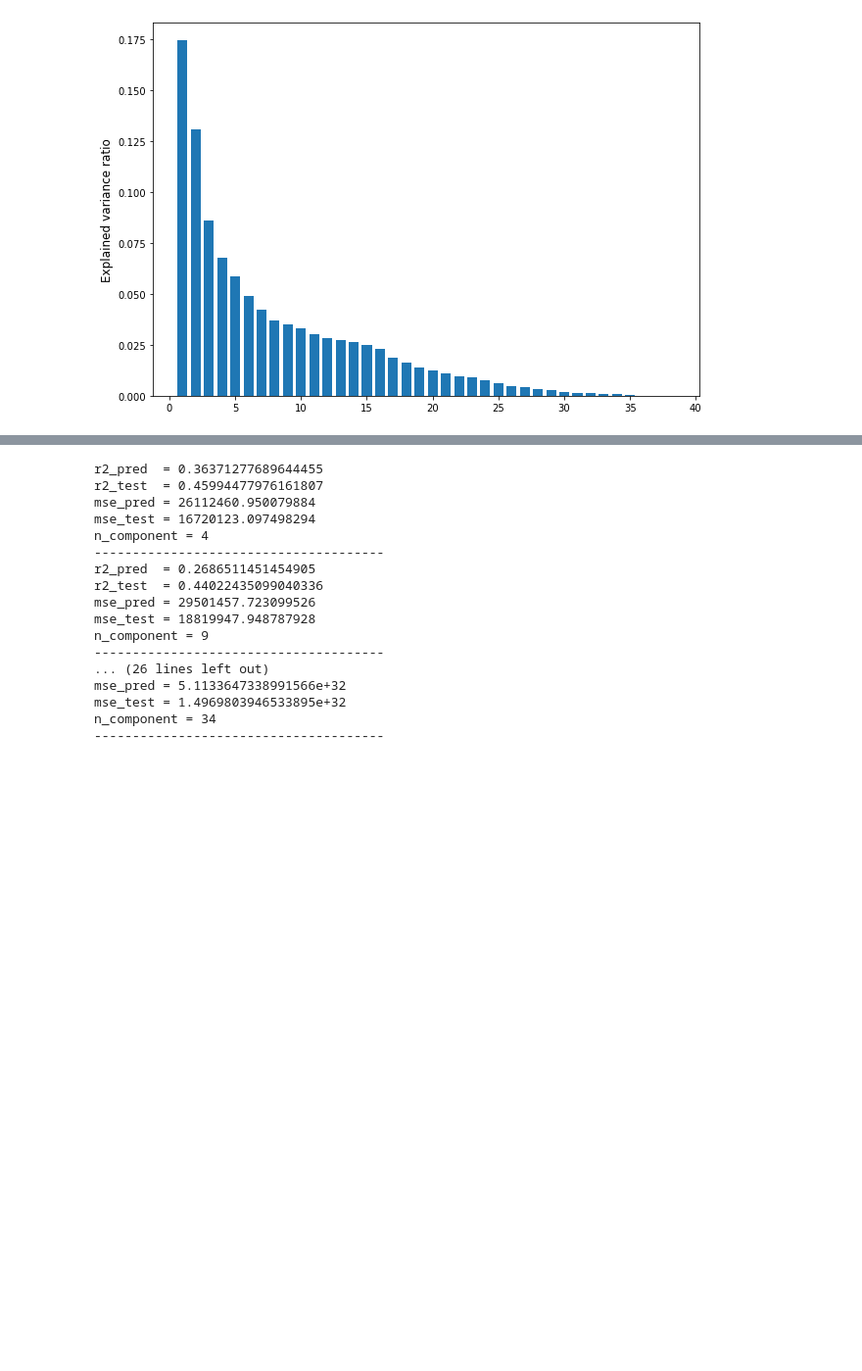
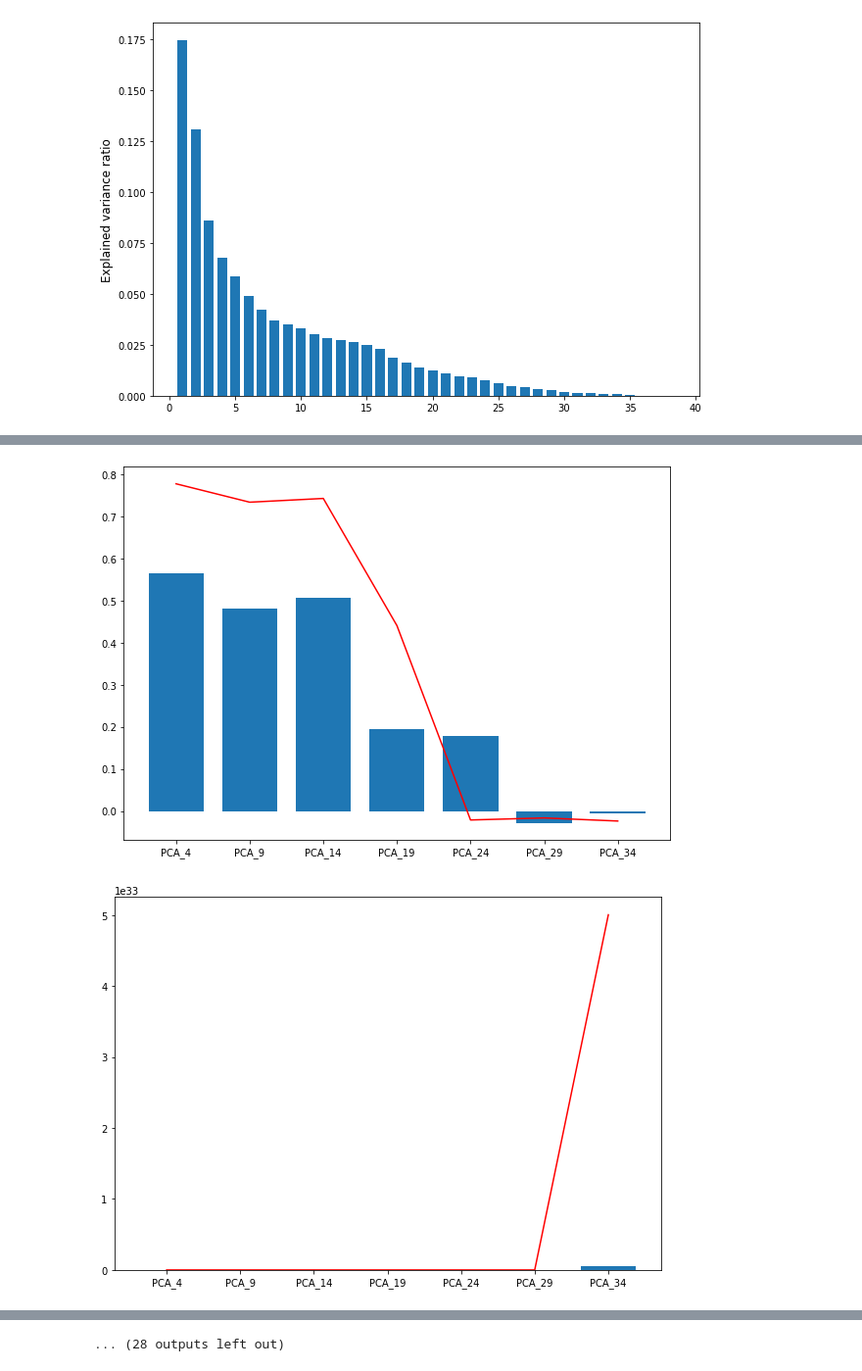
Before and after one commit to oathathat/ML_Kmitl_3D, a Jupyter notebook: Lab/Lab4.ipynb, the cells around one changed output, grey strips where cells are left out. Shown: that part at 98% size. Cells and saved outputs as stored; diff of their text form; code cells hidden in the pictures; blank space fills up the shorter version.

```diff
--- a/Lab/Lab4.ipynb
+++ b/Lab/Lab4.ipynb
@@ -176,27 +176,48 @@ print(mean_squared_error(y_test_pred_lr,y_test))
 # %%
 r2_valid_score = []
 r2_test_score = []
 mse_valid_score = []
 mse_test_score = []
 score_labelx = []
+x_pca_list = []
+n_compo = []
 for i in range (4,39,5):
     pca = PCA(n_components=i)
     X_pca = pca.fit_transform(X_standard)
-    x_train_set , x_test, y_train_set , y_test = train_test_split(X_pca,df['price'],test_size= 0.3,random_state= Rseed)
-    x_train,x_validate,y_train,y_validate = train_test_split(x_train_set,y_train_set,test_size=0.3,random_state= Rseed)
-    lr.fit(x_train, y_train)
-    y_pred_lr = lr.predict(x_validate)      # valid y_pred_lr       y_validate
-    y_test_pred_lr = lr.predict(x_test)     # test  y_test_pred_lr  y_test
-    print(f'r2_pred  = {r2_score(y_pred_lr,y_validate)}')
-    print(f'r2_test  = {r2_score(y_test_pred_lr,y_test)}')  # y_test_pred_lr ค่าที่ได้จาก model  , y_test ค่าที่แยกไว้ test
-    print(f'mse_pred = {mean_squared_error(y_pred_lr,y_validate)}')
-    print(f'mse_test = {mean_squared_error(y_test_pred_lr,y_test)}')
-    print(f'n_component = {i}')
-    print('--------------------------------------')
+    x_pca_list.append(X_pca)
+    n_compo.append(i)
+for ss in range (0,20):
+    for i in range (0,len(x_pca_list)):
+        Rseed = ss
+        x_train_set , x_test, y_train_set , y_test  =      train_test_split(x_pca_list[i],df['price'],test_size= 0.3,random_state= Rseed)
+        x_train,x_validate,y_train,y_validate       =      train_test_split(x_train_set,y_train_set,test_size=0.3,random_state= Rseed)
+        lr = LinearRegression()
+        lr.fit(x_train, y_train)
+        y_pred_lr = lr.predict(x_validate)      # valid y_pred_lr       y_validate
+        y_test_pred_lr = lr.predict(x_test)     # test  y_test_pred_lr  y_test
+        # print(f'r2_pred  = {r2_score(y_pred_lr,y_validate)}')
+        # print(f'r2_test  = {r2_score(y_test_pred_lr,y_test)}')  # y_test_pred_lr ค่าที่ได้จาก model  , y_test ค่าที่แยกไว้ test
+        # print(f'mse_pred = {mean_squared_error(y_pred_lr,y_validate)}')
+        # print(f'mse_test = {mean_squared_error(y_test_pred_lr,y_test)}')
+        # print(f'n_component = {n_compo[i]}')
+        # print('--------------------------------------')
 
-    r2_valid_score.append(r2_score(y_pred_lr,y_validate))
-    r2_test_score.append(r2_score(y_test_pred_lr,y_test))
-    mse_valid_score.append(mean_squared_error(y_pred_lr,y_validate))
-    mse_test_score.append(mean_squared_error(y_test_pred_lr,y_test))
-    score_labelx.append(f'PCA_{i}')
+        r2_valid_score.append(r2_score(y_pred_lr,y_validate))
+        r2_test_score.append(r2_score(y_test_pred_lr,y_test))
+        mse_valid_score.append(mean_squared_error(y_pred_lr,y_validate))
+        mse_test_score.append(mean_squared_error(y_test_pred_lr,y_test))
+        score_labelx.append(f'PCA_{n_compo[i]}')
+    fig = plt.figure(figsize =(10, 7))
+    plt.bar(score_labelx,r2_test_score,0.75)
+    plt.plot(r2_valid_score,color='r')
+    fig = plt.figure(figsize =(10, 7))
+    plt.bar(score_labelx,mse_test_score,0.75)
+    plt.plot(mse_valid_score,color='r')
+    score_labelx.clear()
+    r2_test_score.clear()
+    r2_valid_score.clear()
+    mse_test_score.clear()
+    mse_valid_score.clear()
 # %% [output]
+[figure, added]
+[figure, added]
@@ -203,20 +234,4 @@ for i in range (4,39,5):
-r2_pred  = 0.36371277689644455
-r2_test  = 0.45994477976161807
-mse_pred = 26112460.950079884
-mse_test = 16720123.097498294
-n_component = 4
---------------------------------------
-r2_pred  = 0.2686511451454905
-r2_test  = 0.44022435099040336
-mse_pred = 29501457.723099526
-mse_test = 18819947.948787928
-n_component = 9
---------------------------------------
-... (26 lines left out)
-mse_pred = 5.1133647338991566e+32
-mse_test = 1.4969803946533895e+32
-n_component = 34
---------------------------------------
+... (28 outputs left out)
 # %%
 fig = plt.figure(figsize =(10, 7))
 plt.bar(score_labelx,r2_test_score,0.75)
```
Also changed, not shown: parts of 5 cells of this notebook.
